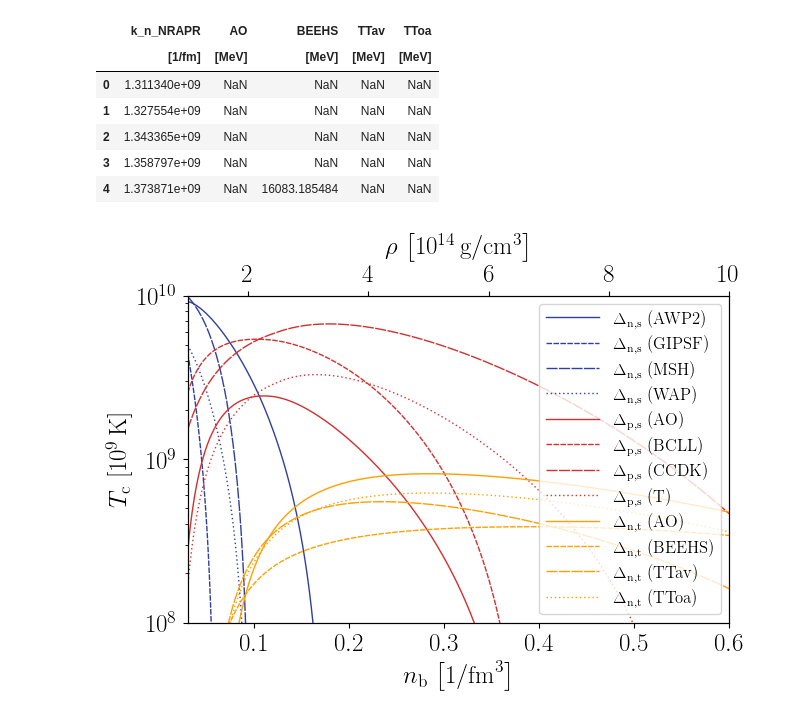
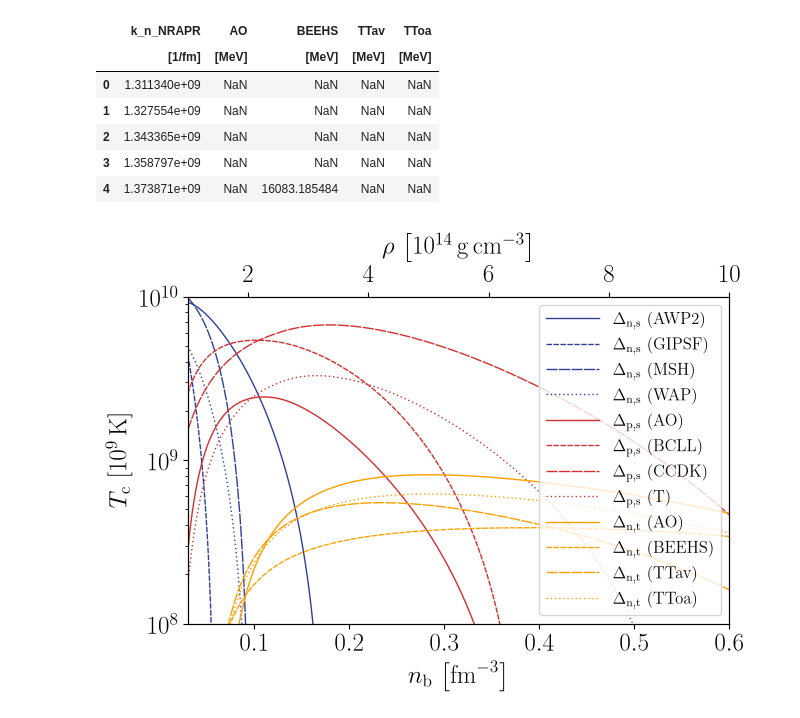
Before and after one commit to vanessagraber/NS_EoS, a Jupyter notebook: examples/gap_Tc_plots_review.ipynb, the cells around one changed output. Cells and saved outputs as stored; diff of their text form; code cells hidden in the pictures.

```diff
--- a/examples/gap_Tc_plots_review.ipynb
+++ b/examples/gap_Tc_plots_review.ipynb
@@ -606,36 +604,34 @@ ax.plot(
     dashes=lines[4],
 )
 ax.plot(
     n_b,
     df_Tc_triplet_neutrons["TToa"],
     color=colours[5],
     linewidth=1,
     label=r"$\Delta_{\rm n, t}$ (TToa)",
     dashes=lines[1],
 )
 
 ax.set_xlim(0.03, 0.6)
 upper_ylimit = 10
 ax.set_ylim(1e8, 1e10)
-ax.set_xlabel(r"$n_{\rm b}$ $\left[ 1 / {\rm fm}^{3} \right]$")
+ax.set_xlabel(r"$n_{\rm b}$ $\left[ {\rm fm}^{-3} \right]$")
 ax.set_ylabel(r"$T_{\rm c}$ [$10^9 \, {\rm K}$]")
 
 plt.legend(loc=1, handlelength=3.2, fontsize=12)
 
 secax = ax.twiny()
 secax.plot(n_b, np.ones(len(rho_b)) * upper_ylimit)
 secax.set_xlabel(
-    r"$\rho$ $\left[ 10^{14} \, {\rm g} / {\rm cm}^{3} \right]$", labelpad=8
+    r"$\rho$ $\left[ 10^{14} \, {\rm g} \, {\rm cm}^{-3} \right]$", labelpad=8
 )
 secax.set_xlim(1.0, 10.0)
 
 ax.semilogy()
 
 plt.tight_layout()
 
-plt.savefig(
-    "../../../Dropbox/work/Paper_Writing/Tc_plot.pdf", dpi=1000, bbox_inches="tight"
-)
+plt.savefig("plots/Tc_plot_AGR2024.pdf", dpi=1000, bbox_inches="tight")
 plt.show()
 # %% [output]
-[figure, old version]
+[figure, new version]
```
Also changed, not shown: parts of 3 cells of this notebook.
